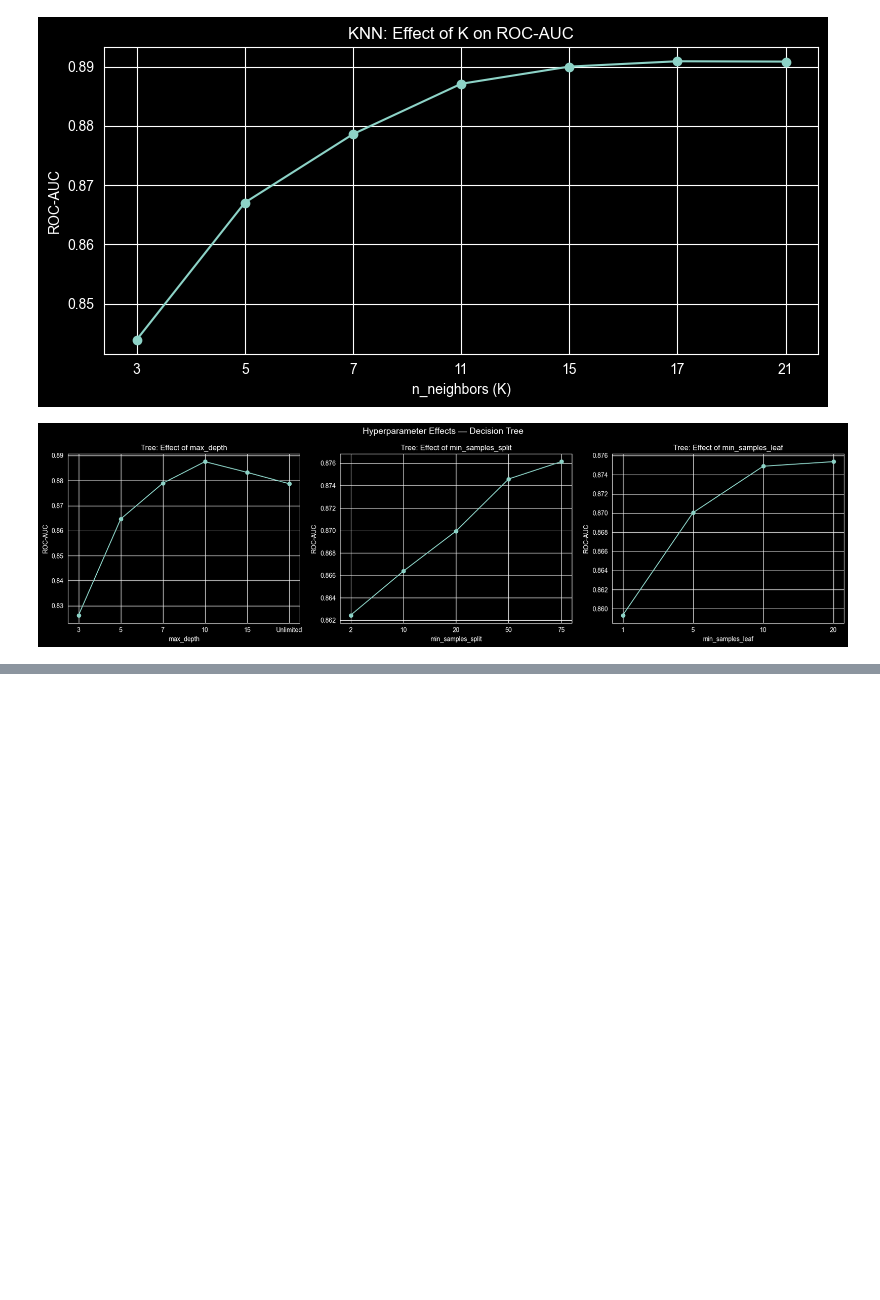
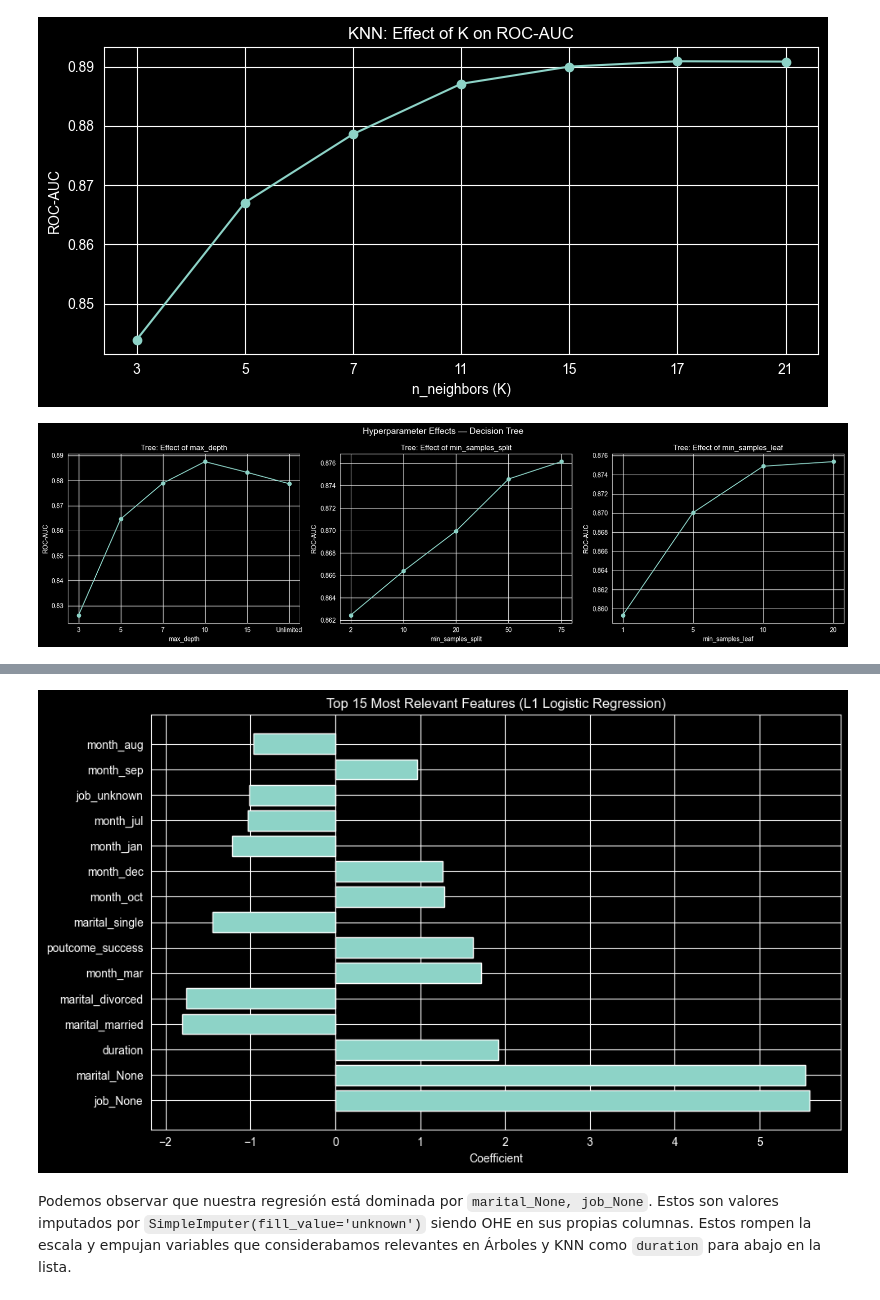
Before and after one commit to mathiasaiva/AA_primera_practica, a Jupyter notebook: notebooks/01_EDA_and_modeling.ipynb, the cells around one changed output, grey strips where cells are left out. Cells and saved outputs as stored; diff of their text form; code cells hidden in the pictures; blank space fills up the shorter version.

```diff
--- a/notebooks/01_EDA_and_modeling.ipynb
+++ b/notebooks/01_EDA_and_modeling.ipynb
@@ -792,0 +952,28 @@ Finalmente, tomarémos árboles con `max_depth=None, min_samples_leaf=10, min_sa
+# %%
+best_lr_l1 = lr_l1_search.best_estimator_
+
+# Get feature names
+cat_feature_names = best_lr_l1['prep'].named_transformers_['cat']['encode'].get_feature_names_out(cat_vars)
+all_feature_names = num_vars + list(cat_feature_names) + ['was_contacted']
+
+# Get coefficients
+coefficients = best_lr_l1['clf'].coef_[0]
+
+coef_df = pd.DataFrame({
+    'Feature': all_feature_names,
+    'Coefficient': coefficients
+}).reindex(pd.Series(coefficients).abs().sort_values(ascending=False).index)
+
+coef_df = coef_df.sort_values('Coefficient', key=abs, ascending=False).head(15)
+
+plt.figure(figsize=(10, 6))
+plt.barh(coef_df['Feature'], coef_df['Coefficient'])
+plt.axvline(x=0, color='white', linewidth=0.8)
+plt.title('Top 15 Most Relevant Features (L1 Logistic Regression)')
+plt.xlabel('Coefficient')
+plt.tight_layout()
+plt.show()
+# %% [output]
+[figure, added]
+# %% [markdown]
+Podemos observar que nuestra regresión está dominada por `marital_None, job_None`. Estos son valores imputados por `SimpleImputer(fill_value='unknown')` siendo OHE en sus propias columnas. Estos rompen la escala y empujan variables que considerabamos relevantes en Árboles y KNN como `duration` para abajo en la lista.
```
Also changed, not shown: parts of 8 cells of this notebook.
